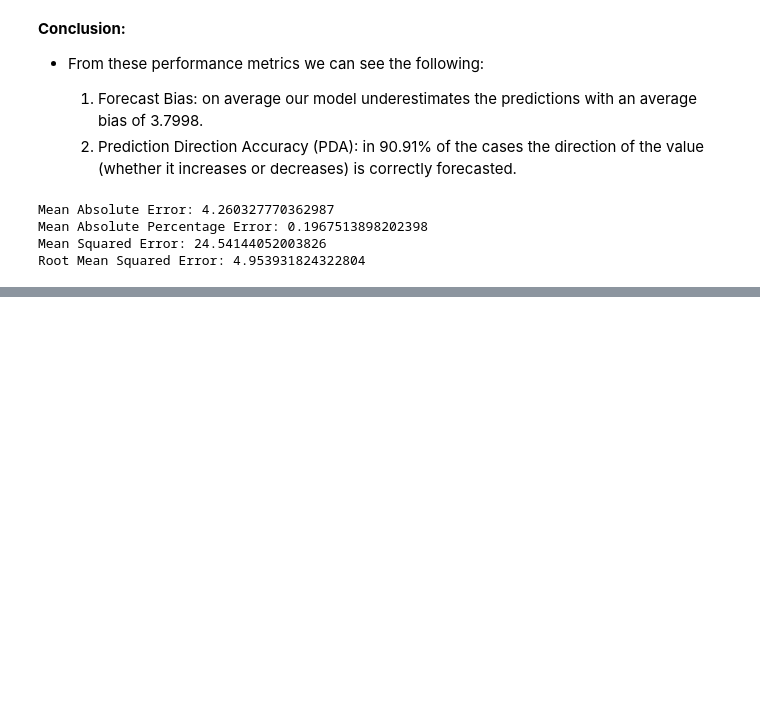
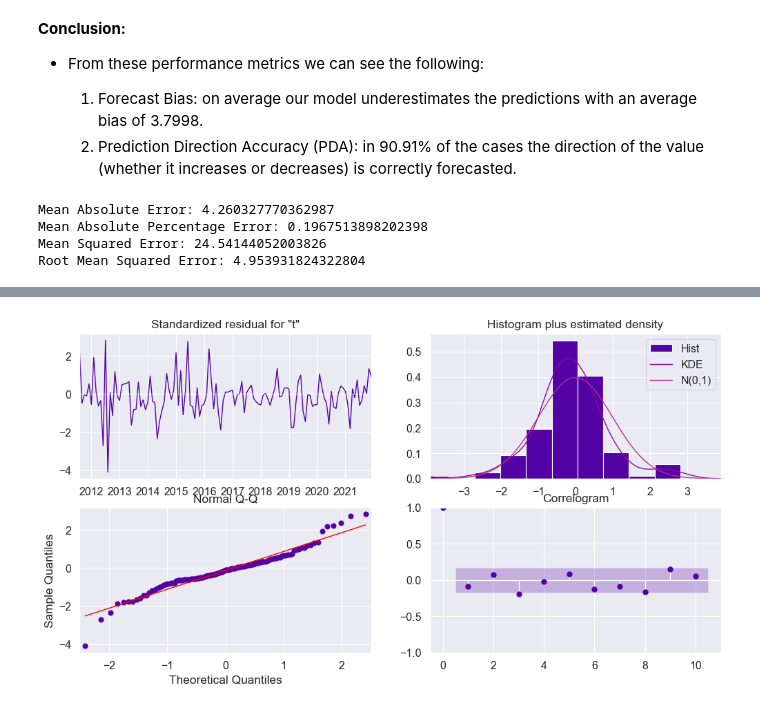
Before and after one commit to Bakari01/Time-Series-Analysis, a Jupyter notebook: Time_Series_Analysis.ipynb, the cells around one changed output, grey strips where cells are left out. Drawn from its saved outputs; the diff is of its cells as text; code cells hidden in the pictures; blank space fills up the shorter version.

```diff
--- a/Time_Series_Analysis.ipynb
+++ b/Time_Series_Analysis.ipynb
@@ -849,0 +956,6 @@ Root Mean Squared Error: 4.953931824322804
+# %%
+# Model Diagnostics
+typhoid_res.plot_diagnostics()
+plt.show()
+# %% [output]
+[figure, added]
```
Also changed, not shown: parts of 14 cells of this notebook.
